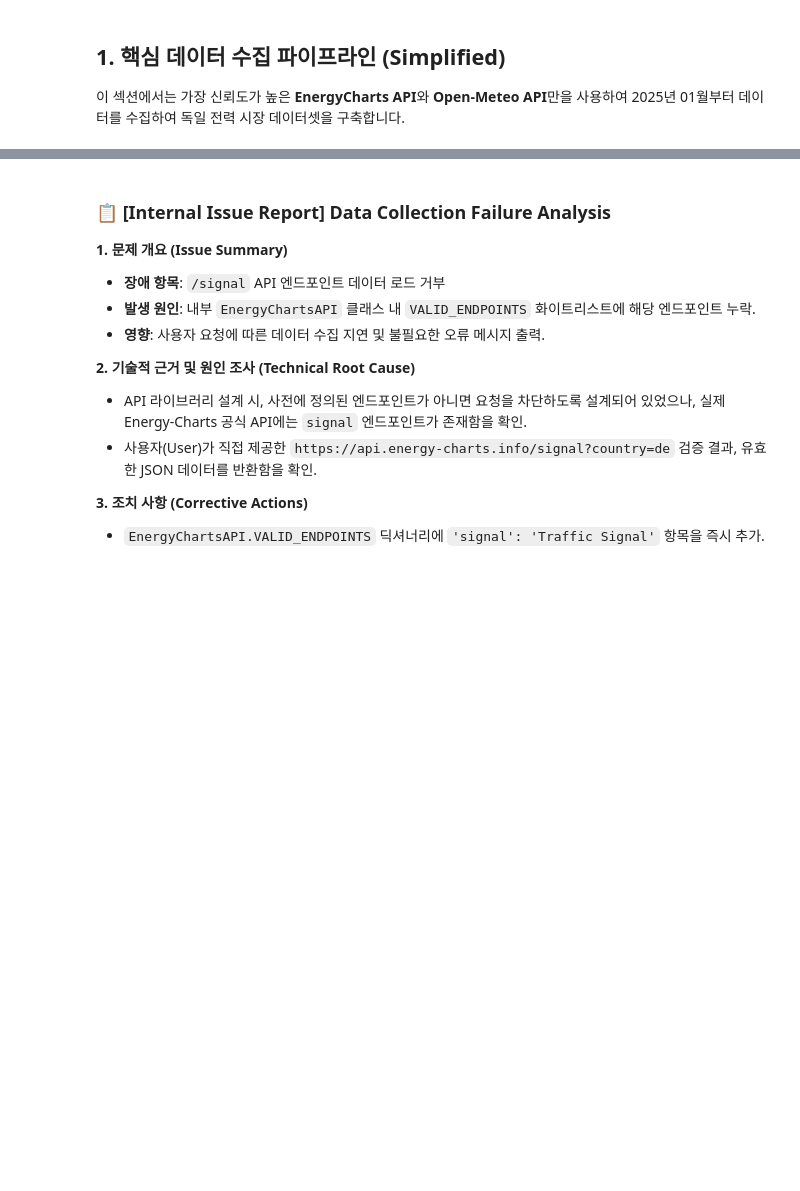
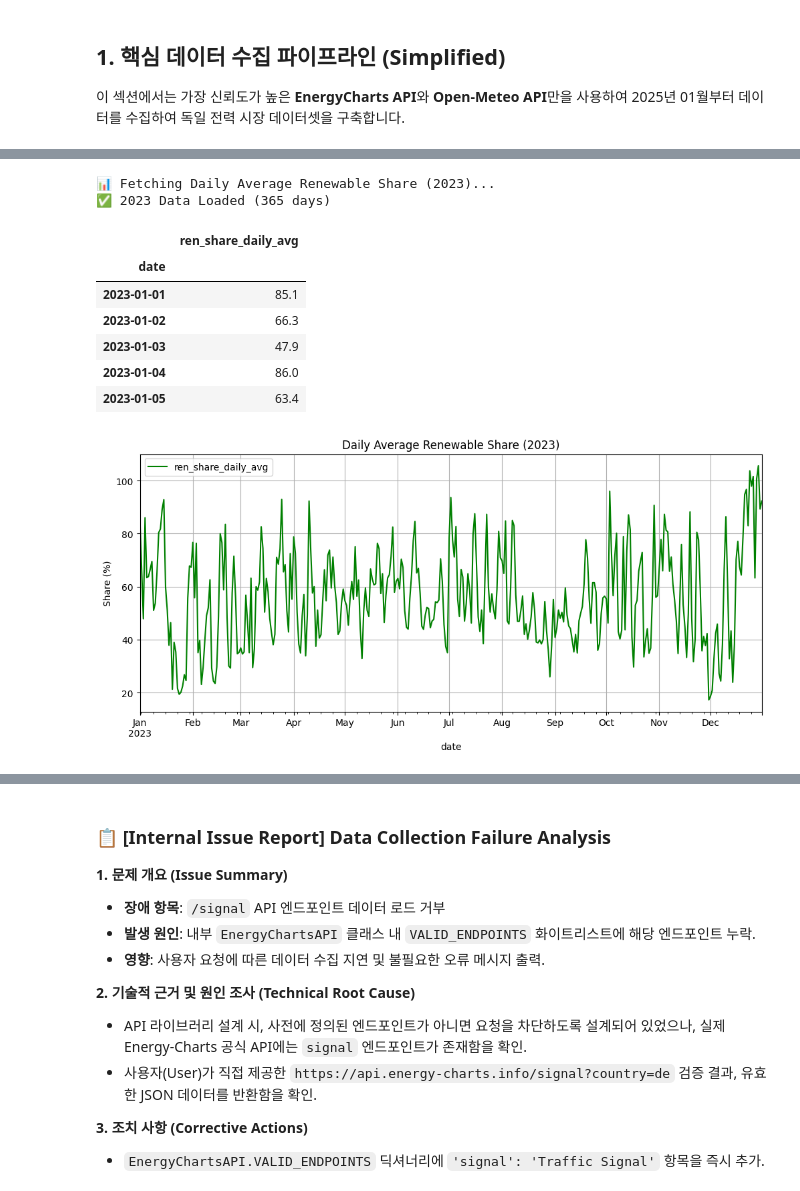
Before and after one commit to Giraffe-Shin/trading, a Jupyter notebook: 독일전력분석.ipynb, the cells around one changed output, grey strips where cells are left out. Drawn from its saved outputs; the diff is of its cells as text; code cells hidden in the pictures; blank space fills up the shorter version.

```diff
--- a/독일전력분석.ipynb
+++ b/독일전력분석.ipynb
@@ -552,0 +307,41 @@ else:
+# %%
+import pandas as pd
+import matplotlib.pyplot as plt
+
+try:
+    print("📊 Fetching Daily Average Renewable Share (2023)... ")
+
+    # Re-calling with updated API class instance
+    ren_avg_raw = api.fetch(
+        endpoint='ren_share_daily_avg',
+        year=2023
+    )
+
+    if ren_avg_raw and 'days' in ren_avg_raw:
+        df_ren_daily_avg = pd.DataFrame({
+            'date': pd.to_datetime(ren_avg_raw['days'], format='%d.%m.%Y'),
+            'ren_share_daily_avg': ren_avg_raw['data']
+        }).set_index('date')
+
+        print(f"✅ 2023 Data Loaded ({len(df_ren_daily_avg)} days)")
+        display(df_ren_daily_avg.head())
+
+        df_ren_daily_avg.plot(figsize=(12, 5), color='green', grid=True)
+        plt.title('Daily Average Renewable Share (2023)')
+        plt.ylabel('Share (%)')
+        plt.show()
+    else:
+        print("⚠️ Failed to fetch data. Please check the API response.")
+except Exception as e:
+    print(f"❌ Error: {e}")
+# %% [output]
+📊 Fetching Daily Average Renewable Share (2023)...
+✅ 2023 Data Loaded (365 days)
+|  | ren_share_daily_avg |
+| date |  |
+| 2023-01-01 | 85.1 |
+| 2023-01-02 | 66.3 |
+| 2023-01-03 | 47.9 |
+| 2023-01-04 | 86.0 |
+| 2023-01-05 | 63.4 |
+[figure, added]
```
Also changed, not shown: parts of 19 cells of this notebook.
